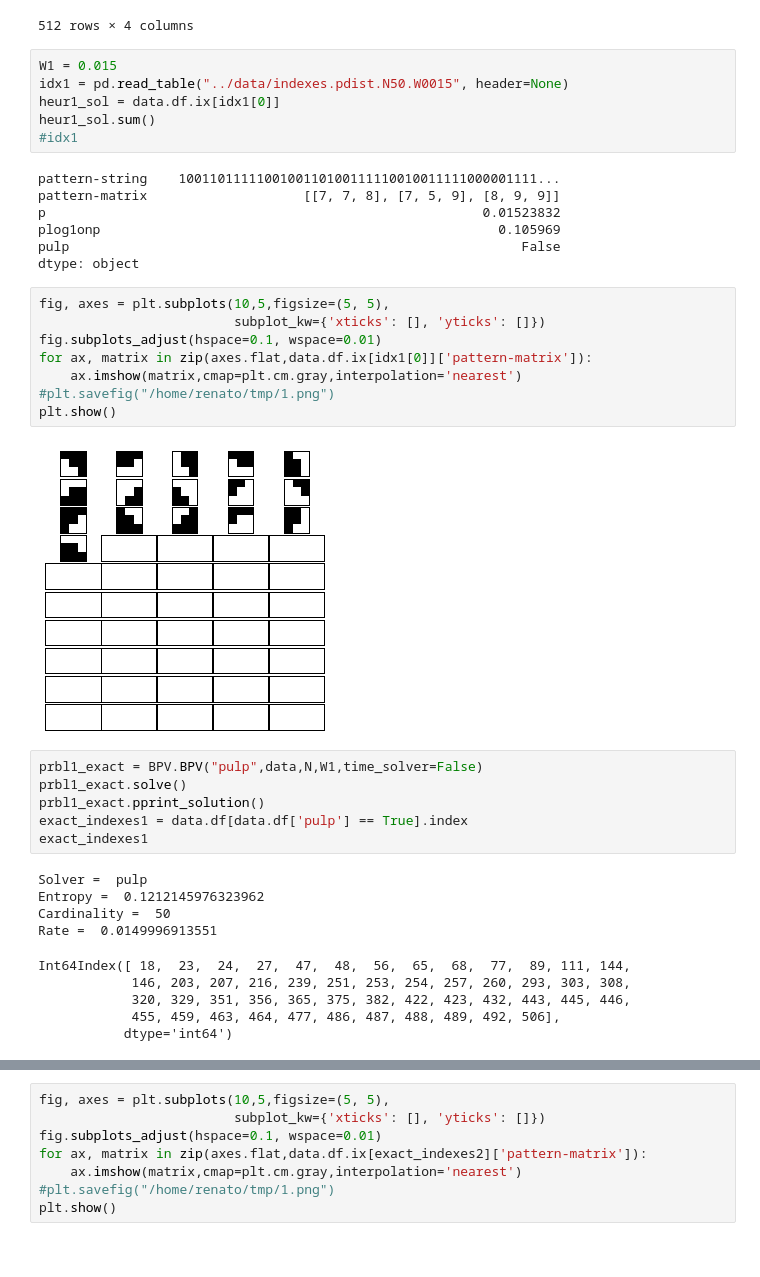
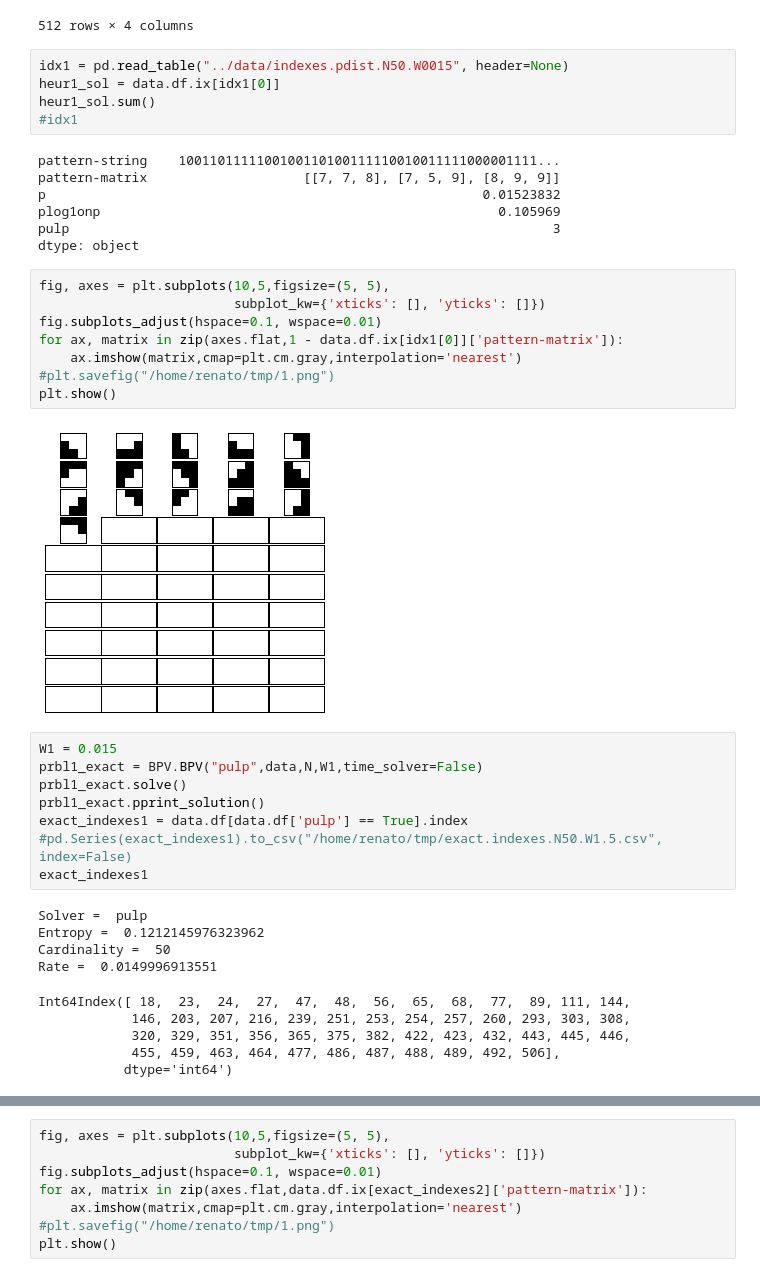
Before and after one commit to nareto/BPV, a Jupyter notebook: notebooks/analysis10-exact_sol.ipynb, the cells around one changed output, grey strips where cells are left out. Drawn from its saved outputs; the diff is of its cells as text.

```diff
--- a/notebooks/analysis10-exact_sol.ipynb
+++ b/notebooks/analysis10-exact_sol.ipynb
@@ -39,7 +39,6 @@ data.df
 | 511 | 111111111 | [[1, 1, 1], [1, 1, 1], [1, 1, 1]] | 0.400781 | 0.366450 |
 512 rows × 4 columns
 # %%
-W1 = 0.015
 idx1 = pd.read_table("../data/indexes.pdist.N50.W0015", header=None)
 heur1_sol = data.df.ix[idx1[0]]
 heur1_sol.sum()
@@ -49,23 +48,25 @@ pattern-string    1001101111100100110100111110010011111000001111...
 pattern-matrix                    [[7, 7, 8], [7, 5, 9], [8, 9, 9]]
 p                                                        0.01523832
 plog1onp                                                   0.105969
-pulp                                                          False
+pulp                                                              3
 dtype: object
 # %%
 fig, axes = plt.subplots(10,5,figsize=(5, 5),
                          subplot_kw={'xticks': [], 'yticks': []})
 fig.subplots_adjust(hspace=0.1, wspace=0.01)
-for ax, matrix in zip(axes.flat,data.df.ix[idx1[0]]['pattern-matrix']):
+for ax, matrix in zip(axes.flat,1 - data.df.ix[idx1[0]]['pattern-matrix']):
     ax.imshow(matrix,cmap=plt.cm.gray,interpolation='nearest')
 #plt.savefig("/home/renato/tmp/1.png")
 plt.show()
 # %% [output]
-[figure, old version]
+[figure, new version]
 # %%
+W1 = 0.015
 prbl1_exact = BPV.BPV("pulp",data,N,W1,time_solver=False)
 prbl1_exact.solve()
 prbl1_exact.pprint_solution()
 exact_indexes1 = data.df[data.df['pulp'] == True].index
+#pd.Series(exact_indexes1).to_csv("/home/renato/tmp/exact.indexes.N50.W1.5.csv", index=False)
 exact_indexes1
 # %% [output]
 Solver =  pulp
```
Also changed, not shown: parts of 4 cells of this notebook, 9 other files.
